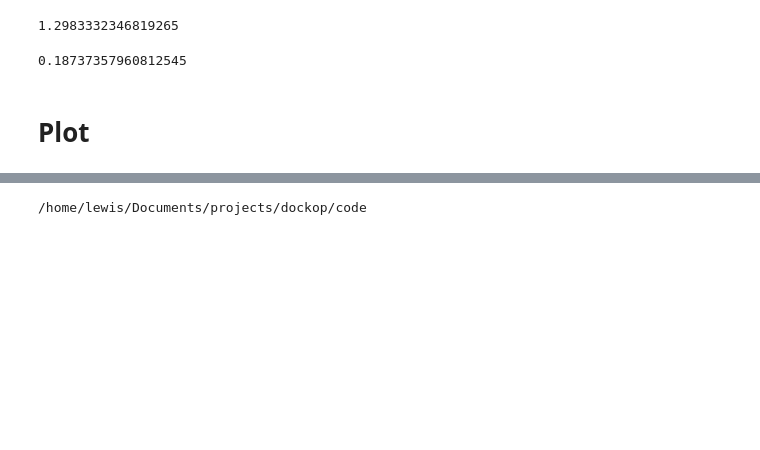
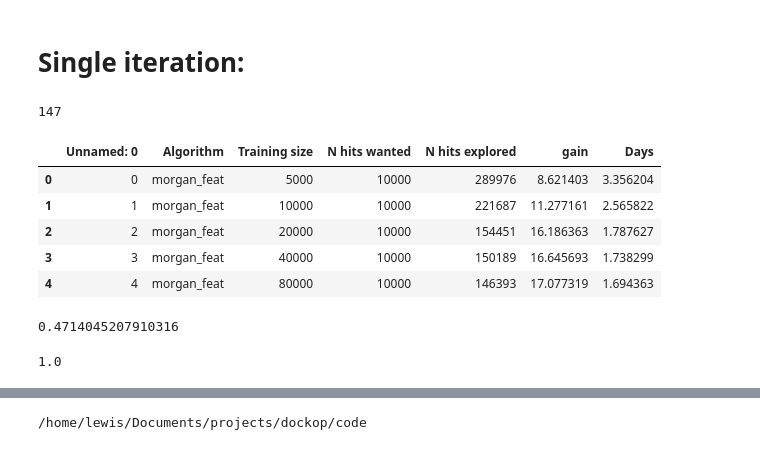
Before and after one commit to ljmartin/dockop, a Jupyter notebook: code/D4_all_figures.ipynb, the cells around one changed output, grey strips where cells are left out. Cells and saved outputs as stored; diff of their text form; code cells hidden in the pictures; blank space fills up the shorter version.

Commit message:
data for single it

```diff
--- a/code/D4_all_figures.ipynb
+++ b/code/D4_all_figures.ipynb
@@ -19,11 +1,3 @@ scores = np.concatenate([np.load(f'../processed_data/AmpC_all{i}.npy') for i in
-# %%
-(scores<-60).sum() / scores.shape[0] * 100
-# %% [output]
-1.2983332346819265
-# %%
-180280 / scores.shape[0] * 100
-# %% [output]
-0.18737357960812545
-# %% [markdown]
-# Plot
+# %% [markdown]
+# Single iteration:
 # %%
@@ -32 +6,25 @@ import pandas as pd
 import numpy as np
+# %%
+df = pd.read_csv('../processed_data/D4_single_0.4.csv')
+#df = pd.read_csv('../processed_data/AmpC_single_0.4.csv')
+
+print(len(df))
+df['gain'] = df['N hits wanted']/0.004 / df['N hits explored']
+df['Days'] = df['N hits explored'] / 60 / 60 /24
+df.head()
+# %% [output]
+147
+|  | Unnamed: 0 | Algorithm | Training size | N hits wanted | N hits explored | gain | Days |
+| 0 | 0 | morgan_feat | 5000 | 10000 | 289976 | 8.621403 | 3.356204 |
+| 1 | 1 | morgan_feat | 10000 | 10000 | 221687 | 11.277161 | 2.565822 |
+| 2 | 2 | morgan_feat | 20000 | 10000 | 154451 | 16.186363 | 1.787627 |
+| 3 | 3 | morgan_feat | 40000 | 10000 | 150189 | 16.645693 | 1.738299 |
+| 4 | 4 | morgan_feat | 80000 | 10000 | 146393 | 17.077319 | 1.694363 |
+# %%
+np.var([1,2,3])/np.sqrt(2)
+# %% [output]
+0.4714045207910316
+# %%
+tstd([1,2,3])
+# %% [output]
+1.0
```
Also changed, not shown: parts of 14 cells of this notebook, 2 other files.
